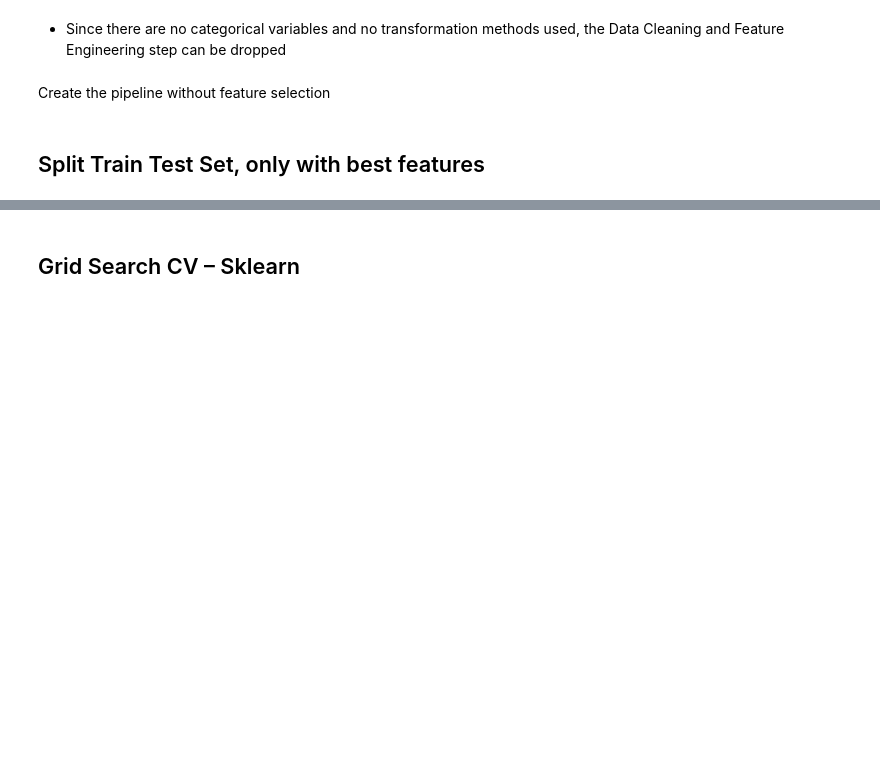
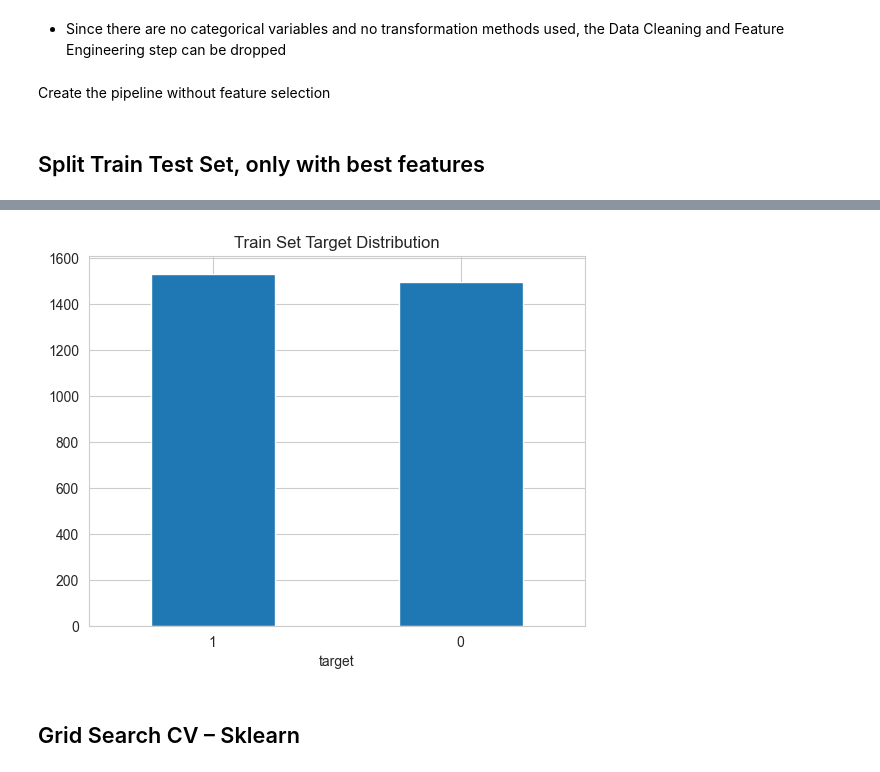
Before and after one commit to AndyV773/PP5, a Jupyter notebook: jupyter_notebooks/05 - Modeling and Evaluation - Classification.ipynb, the cells around one changed output, grey strips where cells are left out. Saved outputs shown, nothing was run; the diff lists cells and outputs as text; code cells hidden in the pictures; blank space fills up the shorter version.

```diff
--- a/jupyter_notebooks/05 - Modeling and Evaluation - Classification.ipynb
+++ b/jupyter_notebooks/05 - Modeling and Evaluation - Classification.ipynb
@@ -578,6 +698,9 @@ X_train.head(3)
 # %%
 y_train.value_counts().plot(kind='bar', title='Train Set Target Distribution')
+plt.xticks(rotation=0)
 plt.show()
+# %% [output]
+[figure, added]
 # %% [markdown]
 ## Grid Search CV – Sklearn
 # %%
```
Also changed, not shown: parts of 45 cells of this notebook, 38 other files.
